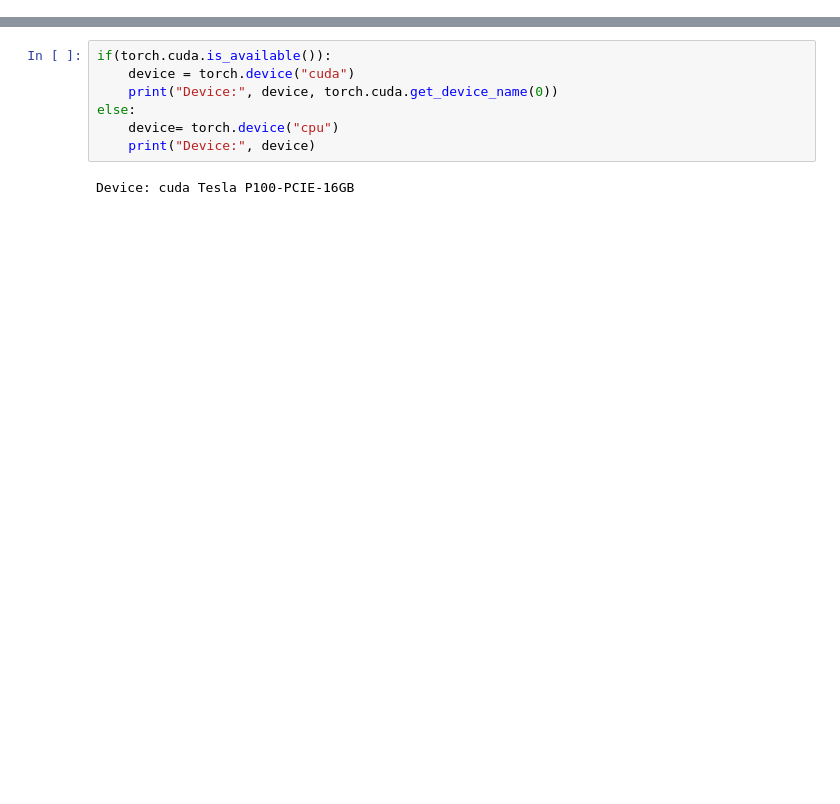
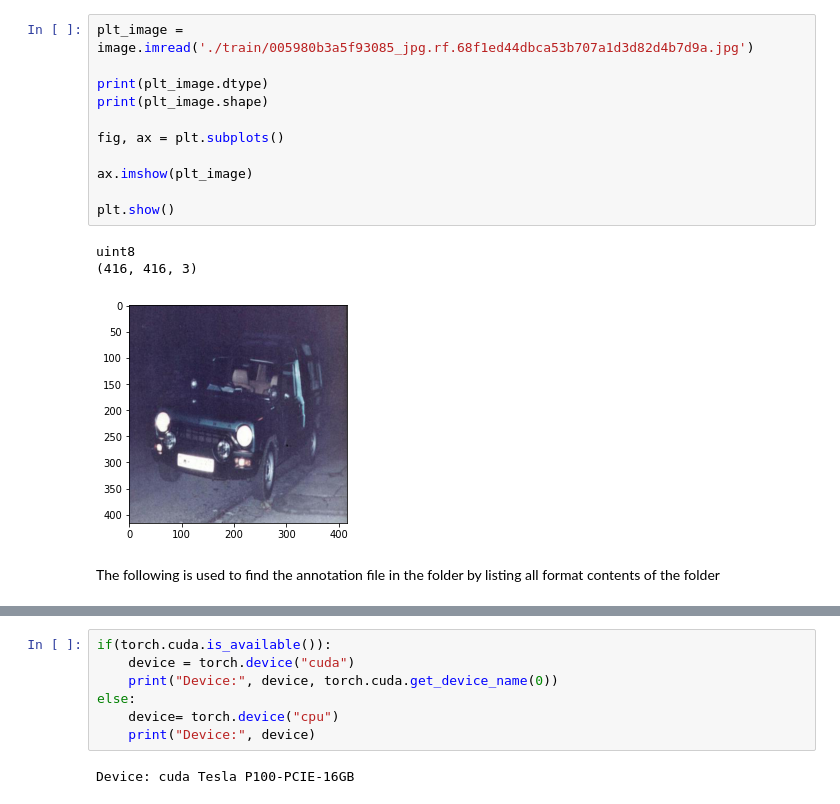
Before and after one commit to mhmdrdwn/car, a Jupyter notebook: notebooks/car-faster-rcnn.ipynb, the cells around one changed output, grey strips where cells are left out. Drawn from its saved outputs; the diff is of its cells as text; blank space fills up the shorter version.

```diff
--- a/notebooks/car-faster-rcnn.ipynb
+++ b/notebooks/car-faster-rcnn.ipynb
@@ -81,0 +82,17 @@ uint8
+# %%
+plt_image = image.imread('./train/005980b3a5f93085_jpg.rf.68f1ed44dbca53b707a1d3d82d4b7d9a.jpg')
+
+print(plt_image.dtype)
+print(plt_image.shape)
+
+fig, ax = plt.subplots()
+
+ax.imshow(plt_image)
+
+plt.show()
+# %% [output]
+uint8
+(416, 416, 3)
+[figure, added]
+# %% [markdown]
+The following is used to find the annotation file in the folder by listing all format contents of the folder
```
Also changed, not shown: parts of 43 cells of this notebook.
